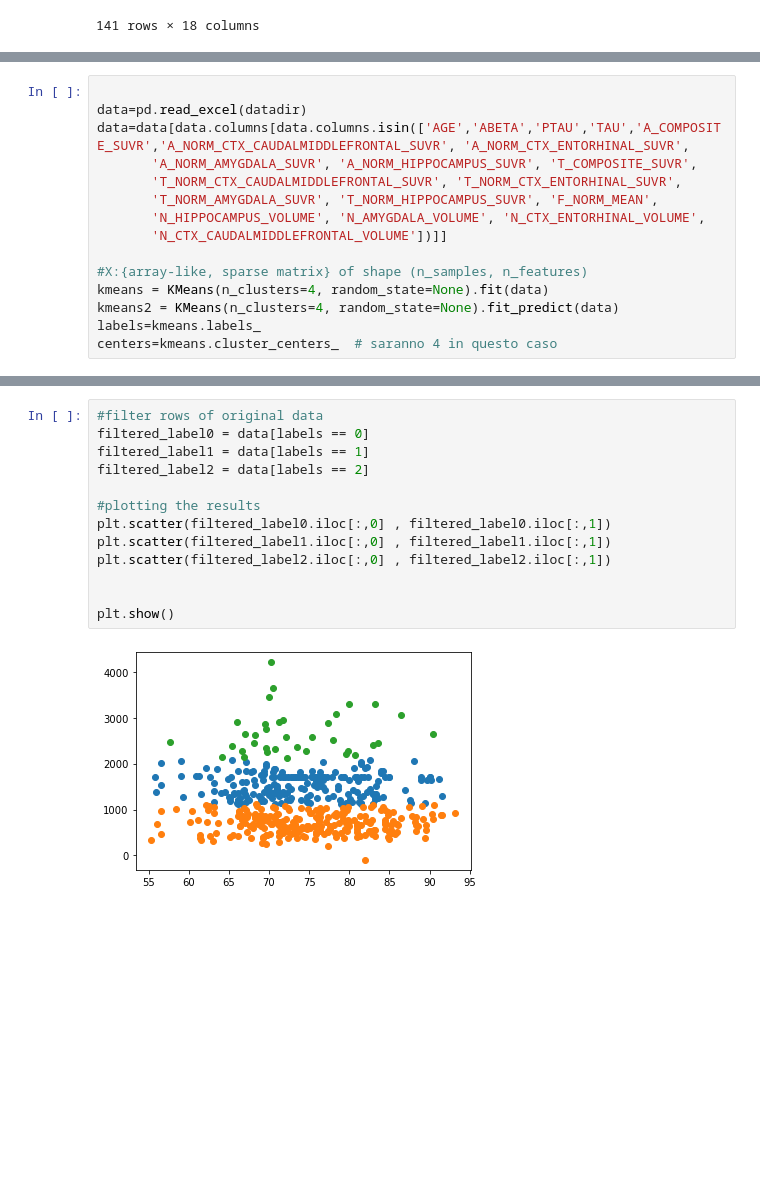
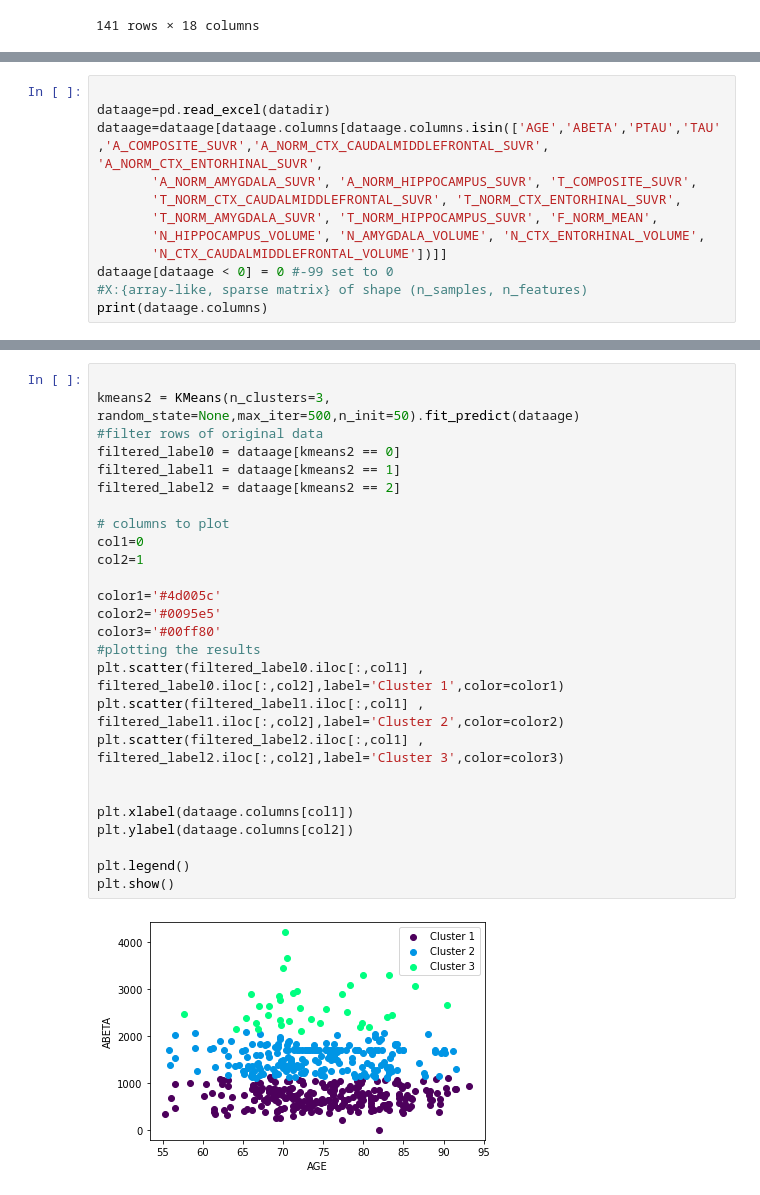
Before and after one commit to duetochance/CAPs-ATN, a Jupyter notebook: ML/Learning.ipynb, the cells around one changed output, grey strips where cells are left out. Cells and saved outputs as stored; diff of their text form; blank space fills up the shorter version.

```diff
--- a/ML/Learning.ipynb
+++ b/ML/Learning.ipynb
@@ -408,15 +387,12 @@ array([ 1,  4,  7, 10])
 # %%
 
-data=pd.read_excel(datadir)
-data=data[data.columns[data.columns.isin(['AGE','ABETA','PTAU','TAU','A_COMPOSITE_SUVR','A_NORM_CTX_CAUDALMIDDLEFRONTAL_SUVR', 'A_NORM_CTX_ENTORHINAL_SUVR',
+dataage=pd.read_excel(datadir)
+dataage=dataage[dataage.columns[dataage.columns.isin(['AGE','ABETA','PTAU','TAU','A_COMPOSITE_SUVR','A_NORM_CTX_CAUDALMIDDLEFRONTAL_SUVR', 'A_NORM_CTX_ENTORHINAL_SUVR',
        'A_NORM_AMYGDALA_SUVR', 'A_NORM_HIPPOCAMPUS_SUVR', 'T_COMPOSITE_SUVR',
        'T_NORM_CTX_CAUDALMIDDLEFRONTAL_SUVR', 'T_NORM_CTX_ENTORHINAL_SUVR',
        'T_NORM_AMYGDALA_SUVR', 'T_NORM_HIPPOCAMPUS_SUVR', 'F_NORM_MEAN',
        'N_HIPPOCAMPUS_VOLUME', 'N_AMYGDALA_VOLUME', 'N_CTX_ENTORHINAL_VOLUME',
        'N_CTX_CAUDALMIDDLEFRONTAL_VOLUME'])]]
-
+dataage[dataage < 0] = 0 #-99 set to 0
 #X:{array-like, sparse matrix} of shape (n_samples, n_features)
-kmeans = KMeans(n_clusters=4, random_state=None).fit(data)
-kmeans2 = KMeans(n_clusters=4, random_state=None).fit_predict(data)
-labels=kmeans.labels_
-centers=kmeans.cluster_centers_  # saranno 4 in questo caso
+print(dataage.columns)
@@ -456,15 +408,28 @@ filtered_label0
 # %%
+
+kmeans2 = KMeans(n_clusters=3, random_state=None,max_iter=500,n_init=50).fit_predict(dataage)
 #filter rows of original data
-filtered_label0 = data[labels == 0]
-filtered_label1 = data[labels == 1]
-filtered_label2 = data[labels == 2]
+filtered_label0 = dataage[kmeans2 == 0]
+filtered_label1 = dataage[kmeans2 == 1]
+filtered_label2 = dataage[kmeans2 == 2]
 
+# columns to plot
+col1=0
+col2=1
+
+color1='#4d005c'
+color2='#0095e5'
+color3='#00ff80'
 #plotting the results
-plt.scatter(filtered_label0.iloc[:,0] , filtered_label0.iloc[:,1])
-plt.scatter(filtered_label1.iloc[:,0] , filtered_label1.iloc[:,1])
-plt.scatter(filtered_label2.iloc[:,0] , filtered_label2.iloc[:,1])
+plt.scatter(filtered_label0.iloc[:,col1] , filtered_label0.iloc[:,col2],label='Cluster 1',color=color1)
+plt.scatter(filtered_label1.iloc[:,col1] , filtered_label1.iloc[:,col2],label='Cluster 2',color=color2)
+plt.scatter(filtered_label2.iloc[:,col1] , filtered_label2.iloc[:,col2],label='Cluster 3',color=color3)
 
 
+plt.xlabel(dataage.columns[col1])
+plt.ylabel(dataage.columns[col2])
+
+plt.legend()
 plt.show()
 # %% [output]
-[figure, old version]
+[figure, new version]
```
Also changed, not shown: parts of 29 cells of this notebook.
